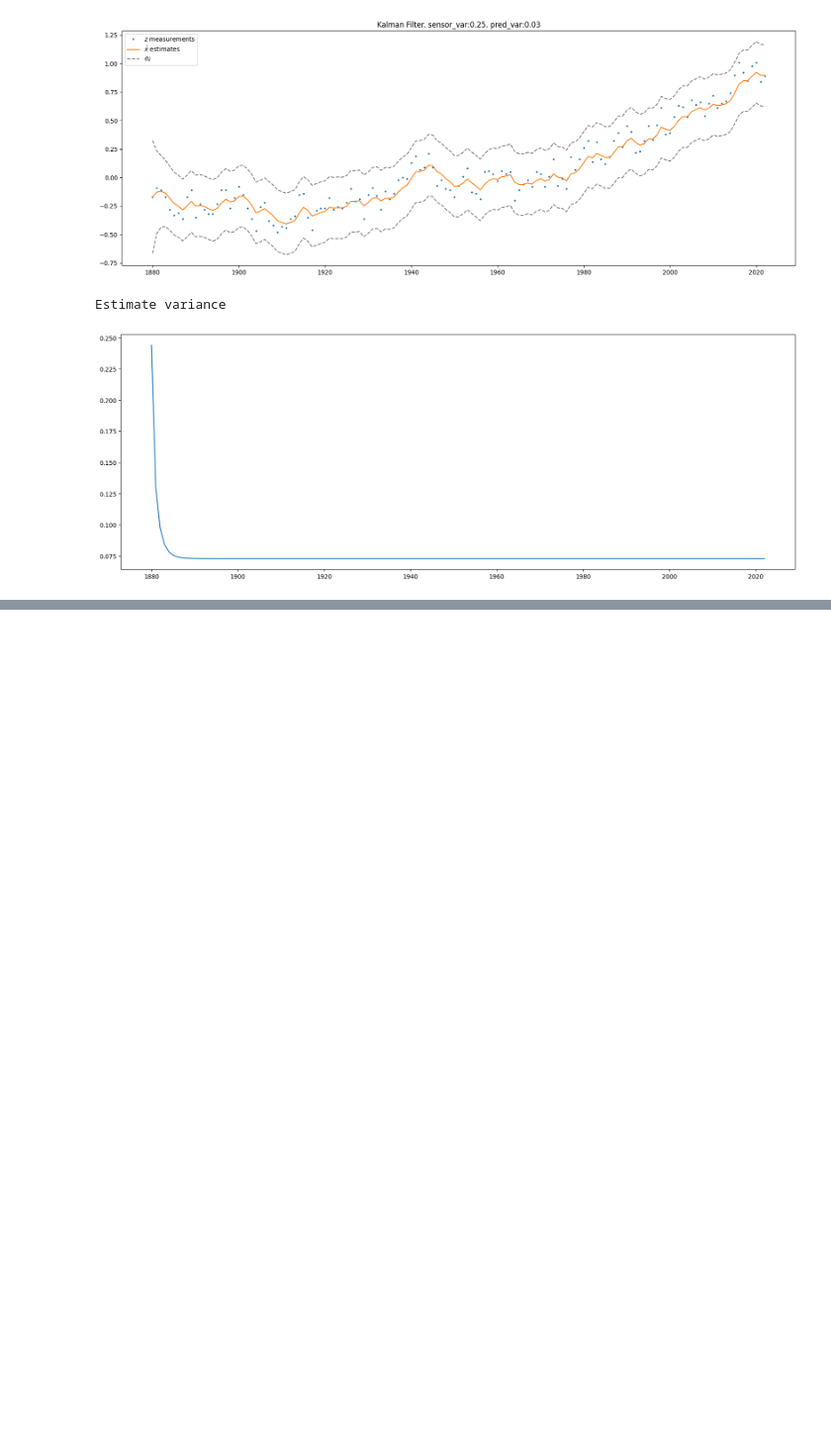
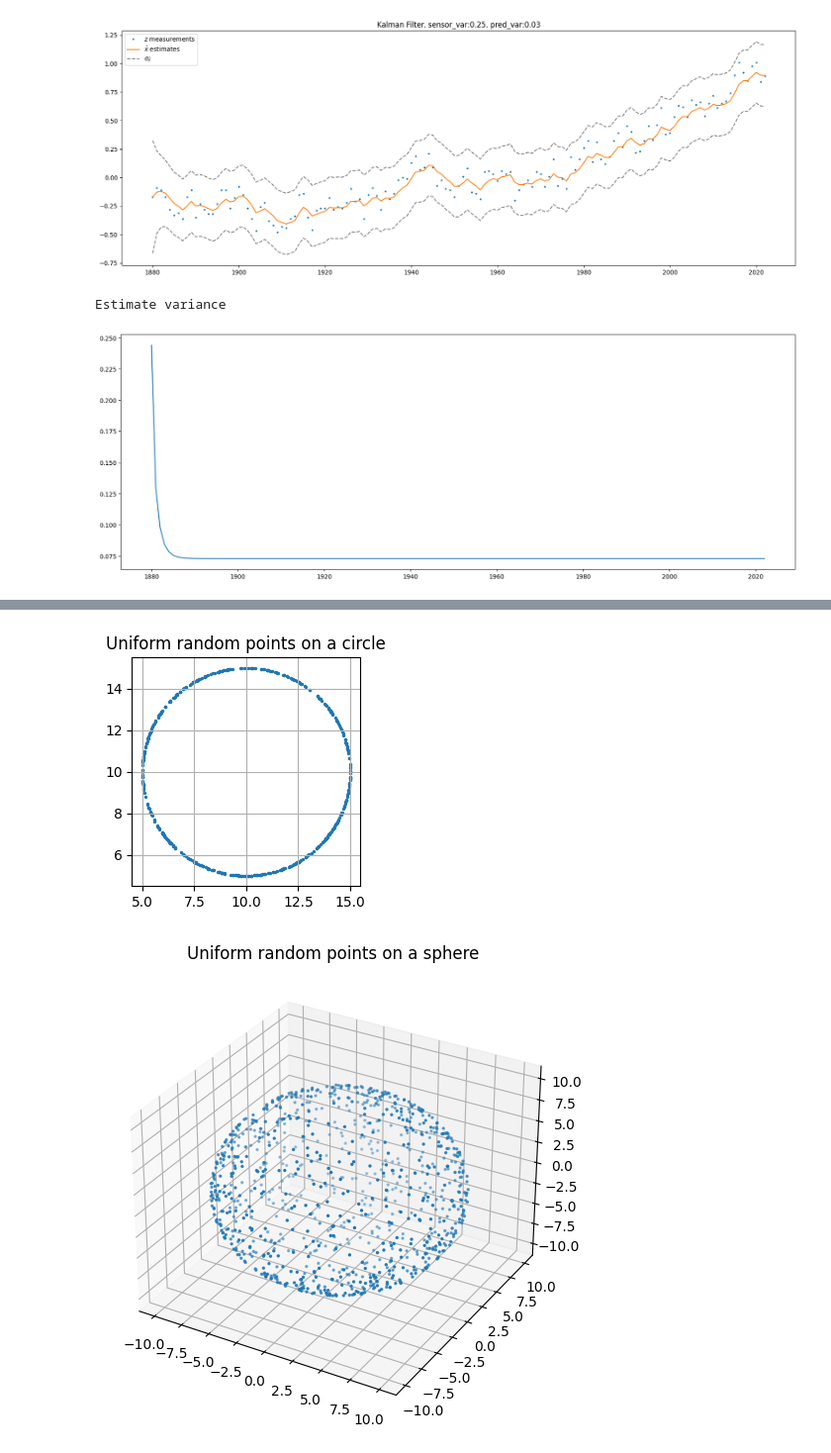
Before and after one commit to domoench/kalman, a Jupyter notebook: kalman/code_appendix.ipynb, the cells around one changed output, grey strips where cells are left out. Shown at 99% size. Saved outputs shown, nothing was run; the diff lists cells and outputs as text; code cells hidden in the pictures; blank space fills up the shorter version.

Commit message:
Update writeup on Muller method.

```diff
--- a/kalman/code_appendix.ipynb
+++ b/kalman/code_appendix.ipynb
@@ -163,0 +173,34 @@ Estimate variance
+# %%
+# Testing muller algorithm to generate uniform points on a (d-1)-sphere
+
+# d=2: Circle (d-1 = 1 degree of freedom)
+figure, axes = plt.subplots(1, figsize=(3,3))
+axes.set_aspect(1)
+r = 5
+d = 2
+v0 = np.zeros(d) + 10
+num_points = 500
+points = np.full((num_points,d), np.nan)
+for i in range(num_points):
+    points[i] = utils.random_point_on_dsphere(r=r, d=d, v0=v0)
+axes.scatter(points[:,0], points[:,1], s=2)
+plt.title('Uniform random points on a circle')
+plt.grid()
+plt.show()
+
+# d=3: Sphere (d-1 = 2 degrees of freedom)
+fig = plt.figure(figsize=(6,6))
+ax = fig.add_subplot(projection='3d')
+r = 10
+d = 3
+v0 = np.zeros(d)
+num_points = 1000 # Num points
+points = np.full((num_points,d), np.nan)
+for i in range(num_points):
+    points[i] = utils.random_point_on_dsphere(r=r, d=d, v0=v0)
+ax.scatter(points[:,0], points[:,1], points[:,2], s=2)
+plt.title('Uniform random points on a sphere')
+plt.show()
+# %% [output]
+[figure, added]
+[figure, added]
```
Also changed, not shown: parts of 3 cells of this notebook, 3 other files.
